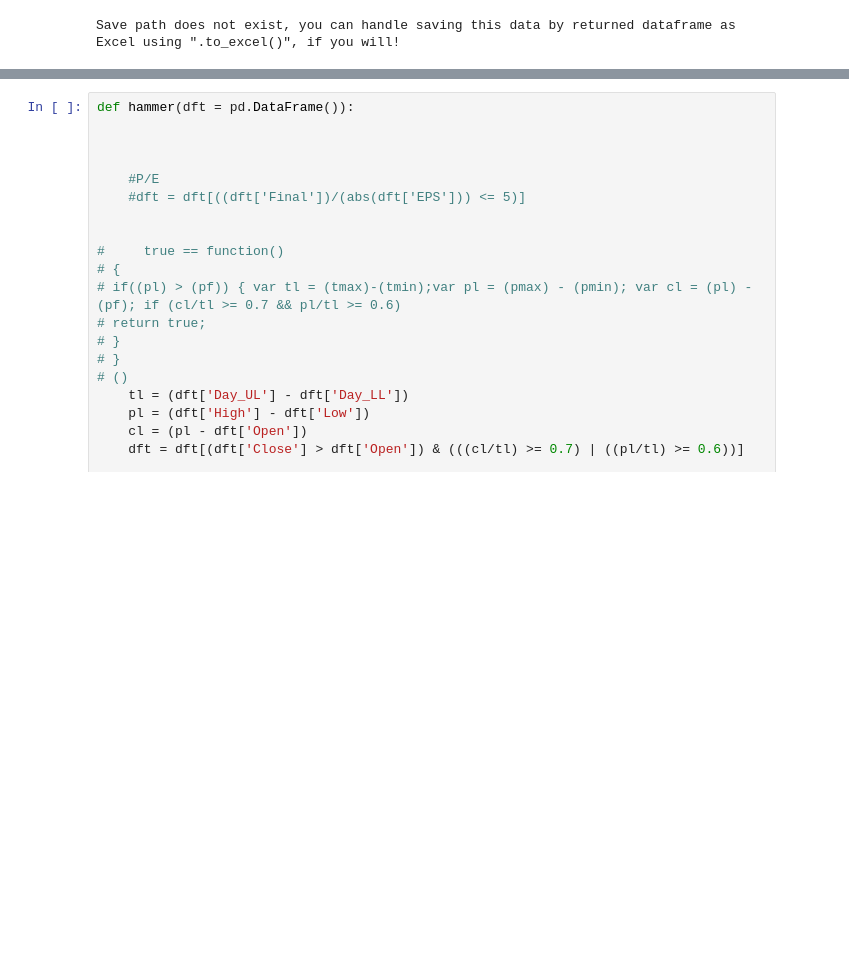
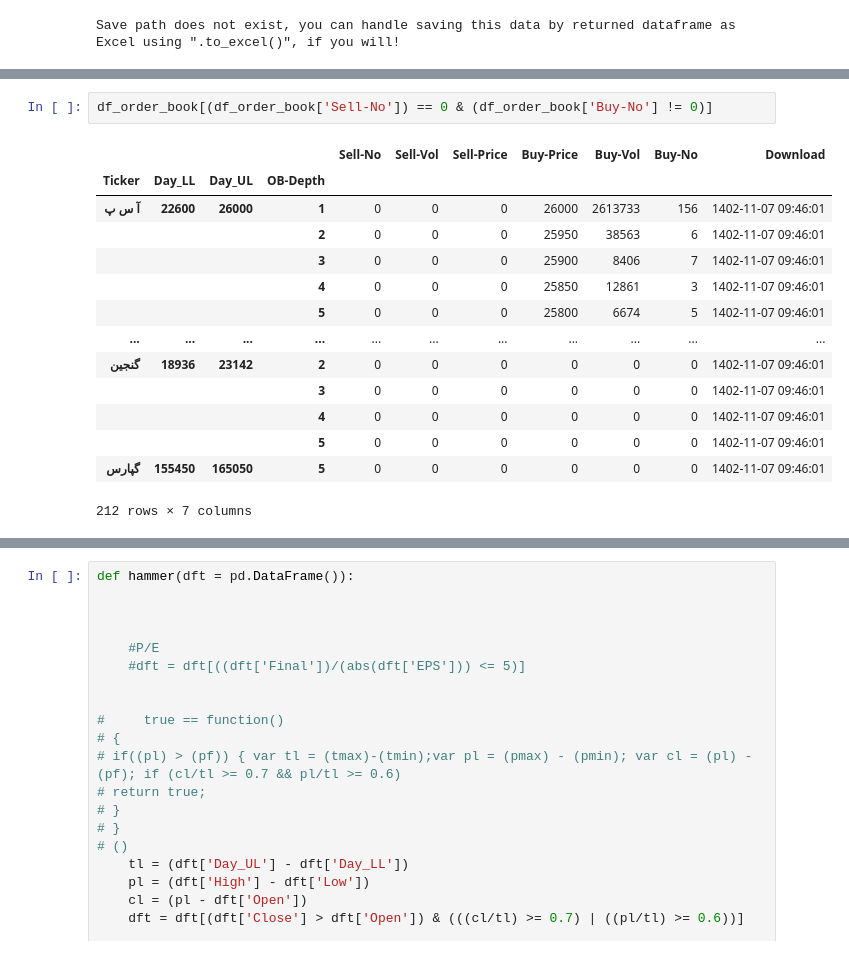
Before and after one commit to matinkarimi234/Indicators, a Jupyter notebook: MarketWatch.ipynb, the cells around one changed output, grey strips where cells are left out. Saved outputs shown, nothing was run; the diff lists cells and outputs as text; blank space fills up the shorter version.

```diff
--- a/MarketWatch.ipynb
+++ b/MarketWatch.ipynb
@@ -9,0 +82,17 @@ Save path does not exist, you can handle saving this data by returned dataframe
+# %%
+df_order_book[(df_order_book['Sell-No']) == 0 & (df_order_book['Buy-No'] != 0)]
+# %% [output]
+|  |  |  |  | Sell-No | Sell-Vol | Sell-Price | Buy-Price | Buy-Vol | Buy-No | Download |
+| Ticker | Day_LL | Day_UL | OB-Depth |  |  |  |  |  |  |  |
+| آ س پ | 22600 | 26000 | 1 | 0 | 0 | 0 | 26000 | 2613733 | 156 | 1402-11-07 09:46:01 |
+|  |  |  | 2 | 0 | 0 | 0 | 25950 | 38563 | 6 | 1402-11-07 09:46:01 |
+|  |  |  | 3 | 0 | 0 | 0 | 25900 | 8406 | 7 | 1402-11-07 09:46:01 |
+|  |  |  | 4 | 0 | 0 | 0 | 25850 | 12861 | 3 | 1402-11-07 09:46:01 |
+|  |  |  | 5 | 0 | 0 | 0 | 25800 | 6674 | 5 | 1402-11-07 09:46:01 |
+| ... | ... | ... | ... | ... | ... | ... | ... | ... | ... | ... |
+| گنجین | 18936 | 23142 | 2 | 0 | 0 | 0 | 0 | 0 | 0 | 1402-11-07 09:46:01 |
+|  |  |  | 3 | 0 | 0 | 0 | 0 | 0 | 0 | 1402-11-07 09:46:01 |
+|  |  |  | 4 | 0 | 0 | 0 | 0 | 0 | 0 | 1402-11-07 09:46:01 |
+|  |  |  | 5 | 0 | 0 | 0 | 0 | 0 | 0 | 1402-11-07 09:46:01 |
+| گپارس | 155450 | 165050 | 5 | 0 | 0 | 0 | 0 | 0 | 0 | 1402-11-07 09:46:01 |
+212 rows × 7 columns
```
Also changed, not shown: parts of 6 cells of this notebook, 18 other files.
